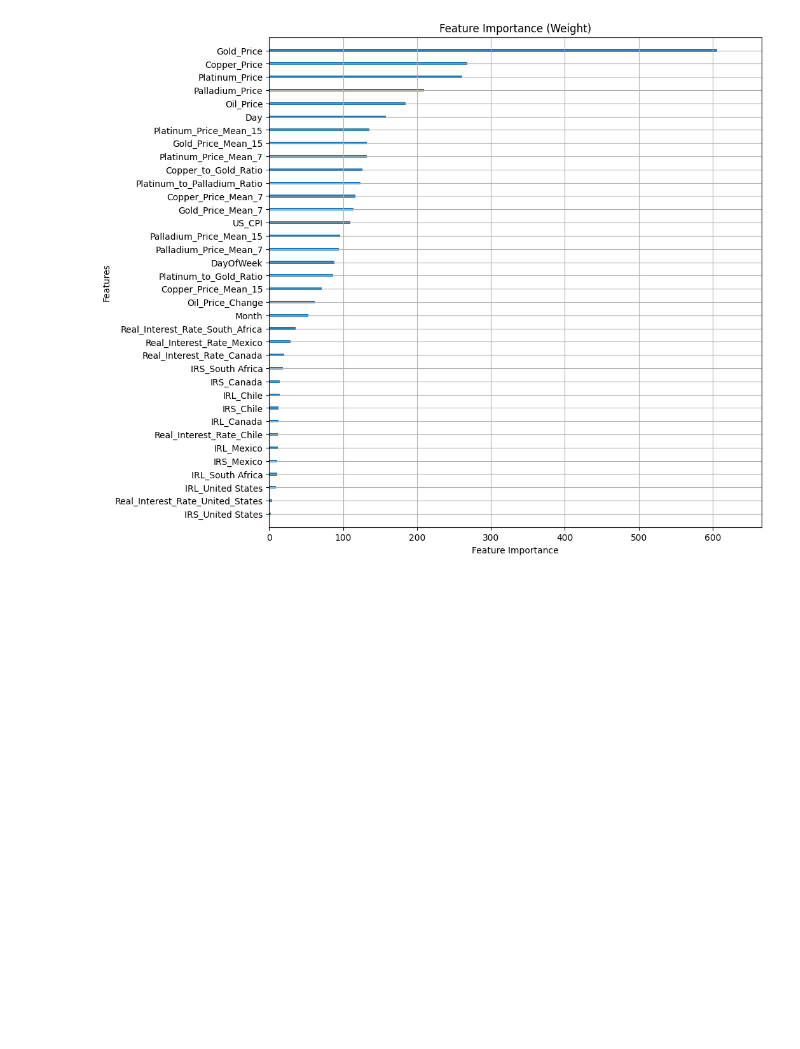
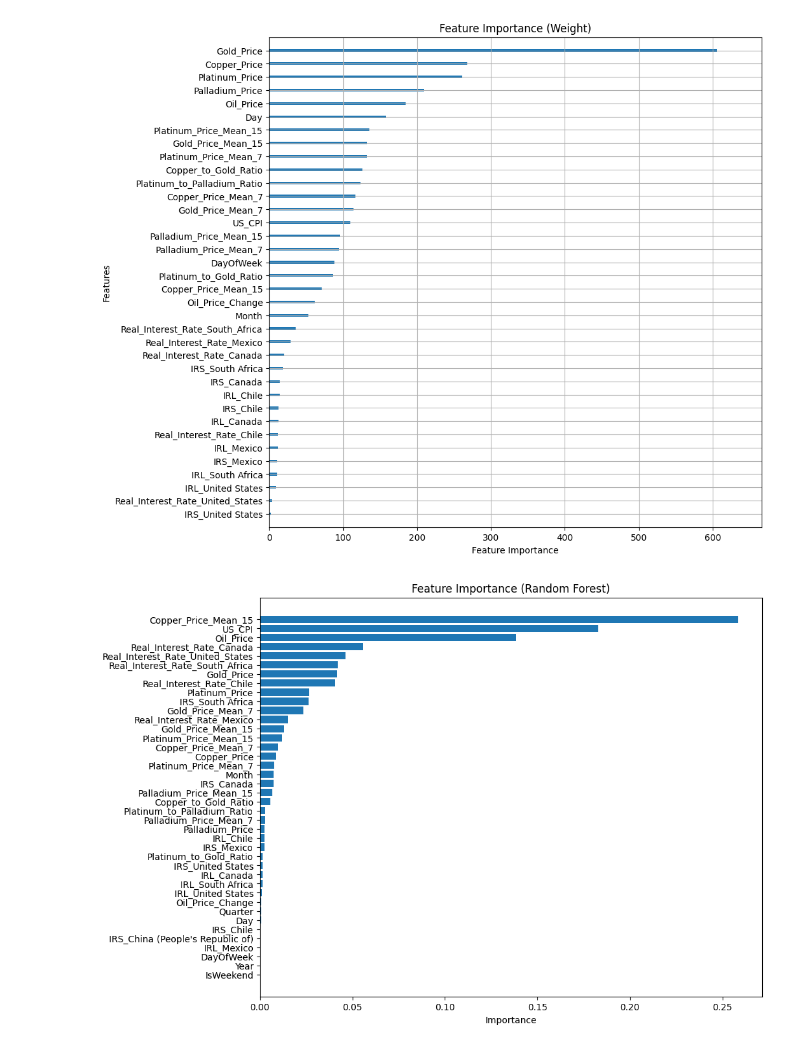
Before and after one commit to sebastiantare/silvergoldforecasting, a Jupyter notebook: Training.ipynb, the cells around one changed output. Saved outputs shown, nothing was run; the diff lists cells and outputs as text; code cells hidden in the pictures; blank space fills up the shorter version.

Commit message:
added randomtree feature importances plot

```diff
--- a/Training.ipynb
+++ b/Training.ipynb
@@ -1034,3 +1034,31 @@ xgb.plot_importance(xgb_model, importance_type='weight', title='Feature Importan
 plt.show()
 # %% [output]
 [figure]
+# %%
+# Assuming you have the trained RandomForestRegressor model
+random_forest_model = RandomForestRegressor()
+
+# Assuming 'X_train' is your training data
+# Fit the RandomForestRegressor model
+random_forest_model.fit(X_train, y_train)
+
+# Get feature importances
+feature_importances = random_forest_model.feature_importances_
+
+# Get feature names
+feature_names = X_train.columns
+
+# Create a DataFrame with feature names and importances
+feature_importance_df = pd.DataFrame({'Feature': feature_names, 'Importance': feature_importances})
+
+# Sort the DataFrame by importance in descending order
+feature_importance_df = feature_importance_df.sort_values(by='Importance', ascending=True)
+
+# Plot feature importances with left-aligned bar plot
+plt.figure(figsize=(10, 8))
+plt.barh(feature_importance_df['Feature'], feature_importance_df['Importance'])
+plt.xlabel('Importance')
+plt.title('Feature Importance (Random Forest)')
+plt.show()
+# %% [output]
+[figure, added]
```
